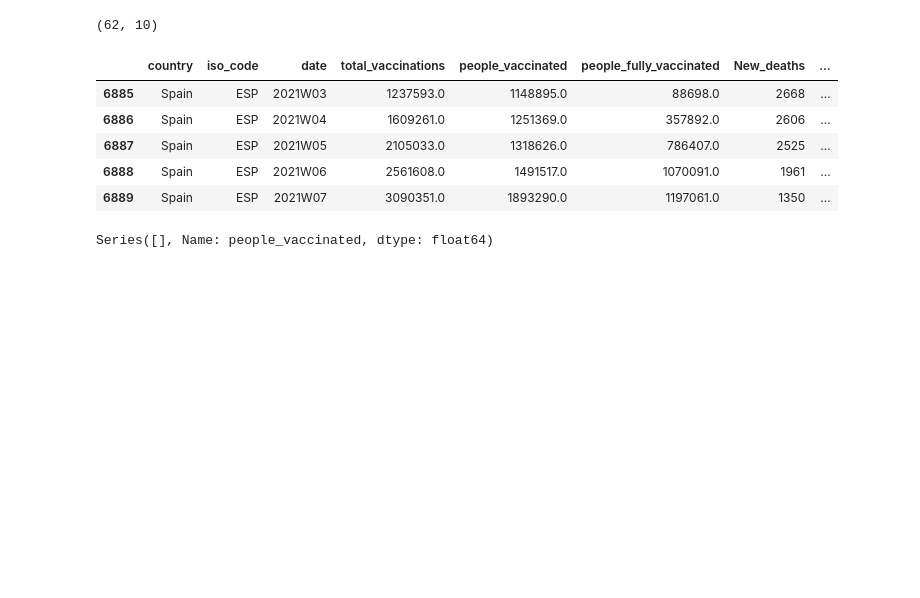
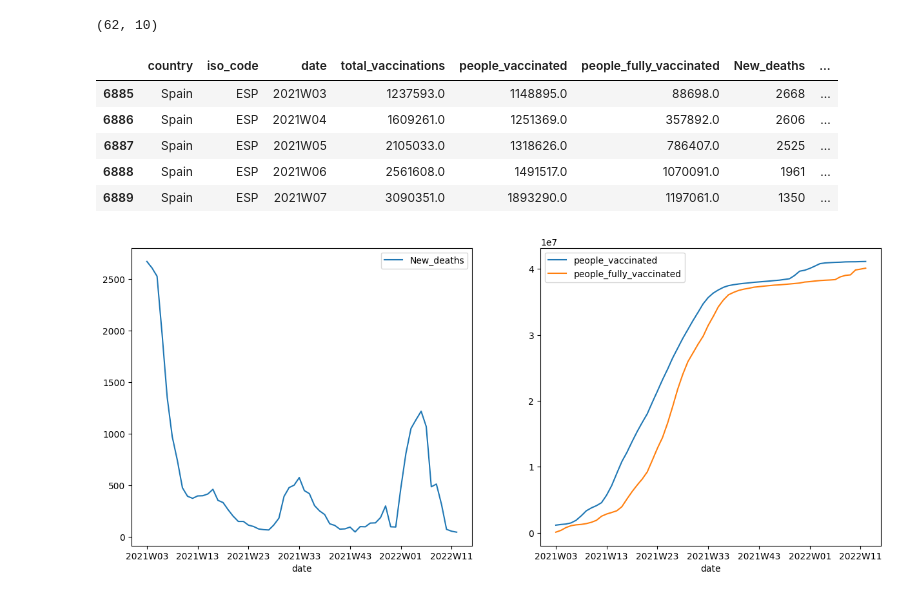
Before and after one commit to garcarlos91/Drugs_psychological_dependence, a Jupyter notebook: COVID vaccination-vs-mortality.ipynb, the cells around one changed output. Drawn from its saved outputs; the diff is of its cells as text; code cells hidden in the pictures; blank space fills up the shorter version.

```diff
--- a/COVID vaccination-vs-mortality.ipynb
+++ b/COVID vaccination-vs-mortality.ipynb
@@ -177,6 +180,14 @@ Sample_df.head()
 | 6888 | Spain | ESP | 2021W06 | 2561608.0 | 1491517.0 | 1070091.0 | 1961 | ... |
 | 6889 | Spain | ESP | 2021W07 | 3090351.0 | 1893290.0 | 1197061.0 | 1350 | ... |
 # %%
-Sample_df[Sample_df.New_deaths.isnull() == True]['people_vaccinated']
+# Vamos a comparar las nuevas muertes con el número de vacunados parcial y totalmente, para España
+
+fig, ax = plt.subplots(nrows = 1, ncols = 2, figsize = (15,6))
+Sample_df.plot(x = 'date', y = 'New_deaths', ax = ax[0])
+Sample_df.plot(x = 'date', y = 'people_vaccinated', ax = ax[1])
+Sample_df.plot(x = 'date', y = 'people_fully_vaccinated', ax = ax[1])
+#plt.title('New deaths evolution', loc='left')
+#plt.title('New vaccinated evolution', loc='right')
+plt.show()
 # %% [output]
-Series([], Name: people_vaccinated, dtype: float64)
+[figure, added]
```
Also changed, not shown: parts of 4 cells of this notebook.
